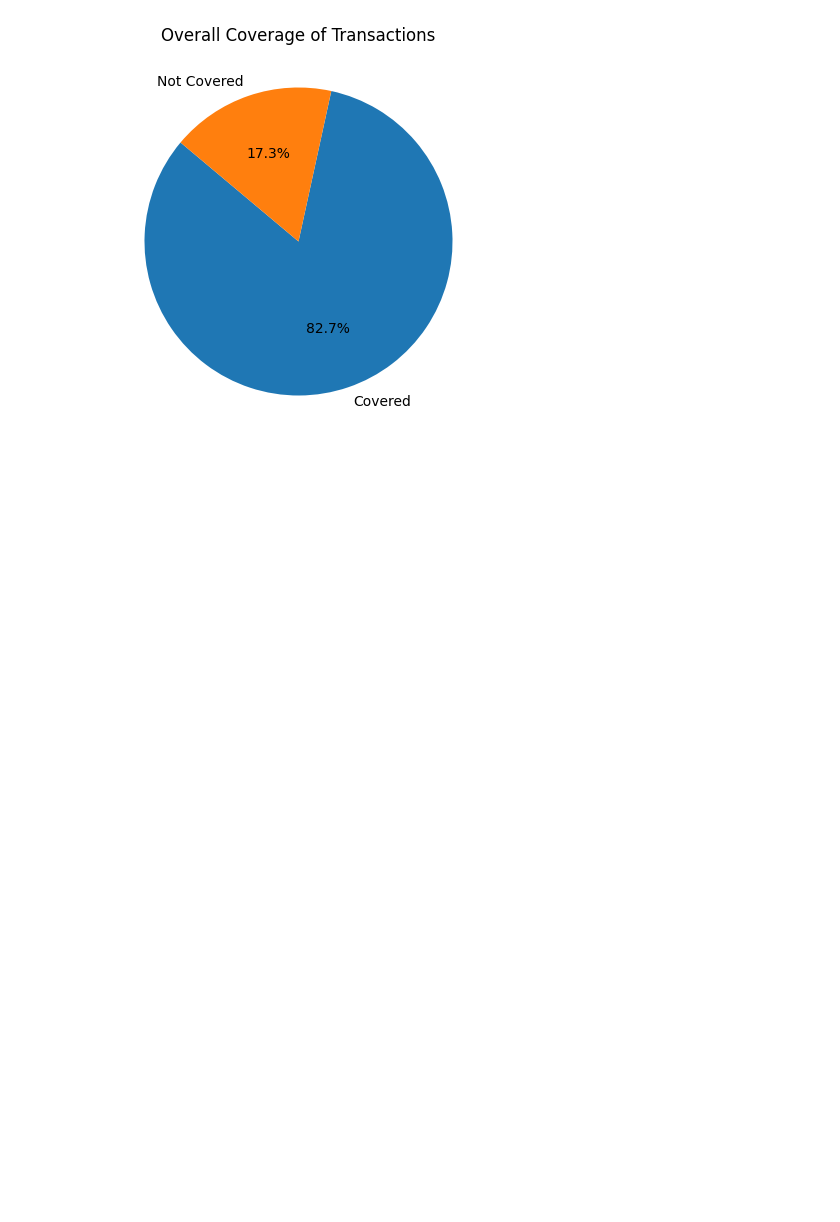
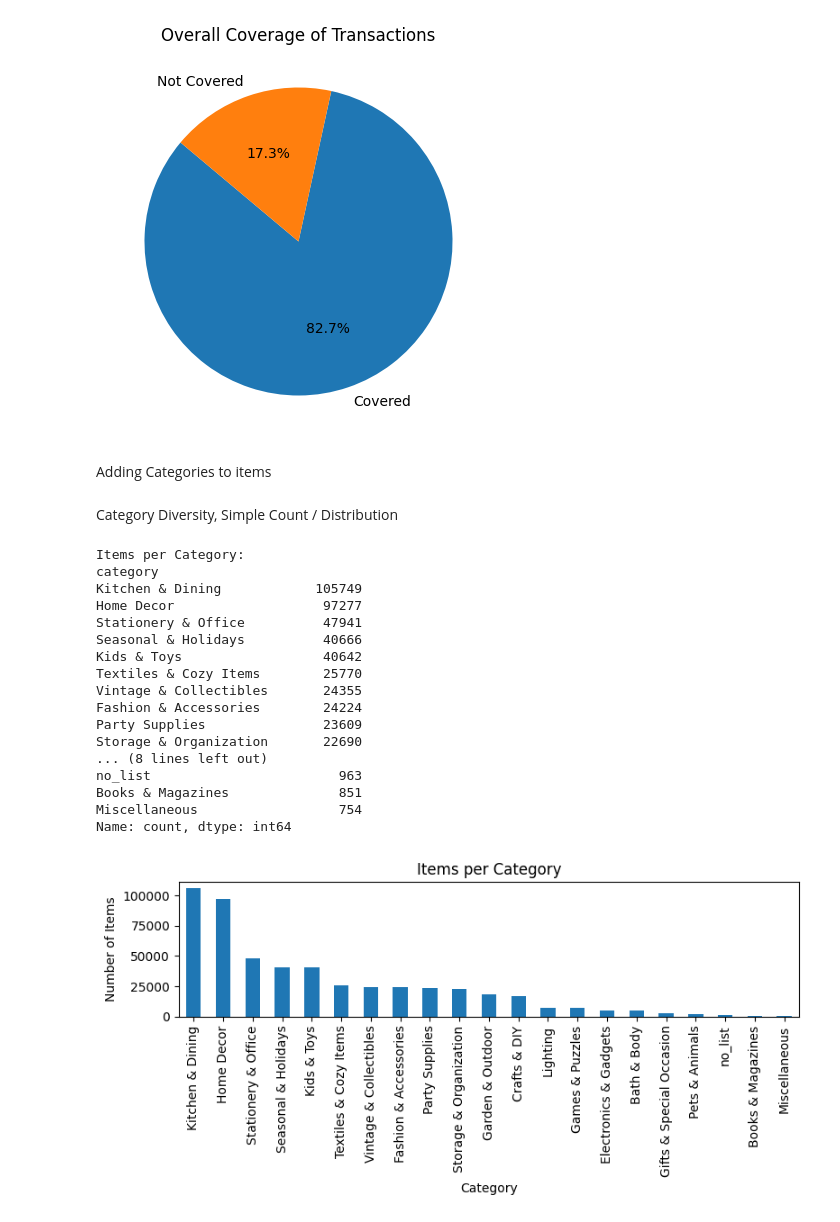
Before and after one commit to Mohammed87FS/Apriori_VS_Word2Vec, a Jupyter notebook: Apriori.ipynb, the cells around one changed output. Cells and saved outputs as stored; diff of their text form; code cells hidden in the pictures; blank space fills up the shorter version.

Commit message:
Added performance metrices and category for items

```diff
--- a/Apriori.ipynb
+++ b/Apriori.ipynb
@@ -186,3 +188,64 @@ plt.title("Overall Coverage of Transactions")
 plt.show()
 # %% [output]
 [figure]
+# %% [markdown]
+Adding Categories to items
+# %%
+import pandas as pd
+
+
+
+df_category = pd.read_excel("unique_items.xlsx")
+
+
+
+df_category.rename(columns={"unique_items": "Itemname"}, inplace=True)
+
+
+df_main = data_excel
+
+
+df_merged = df_main.merge(
+    df_category[["Itemname", "category"]],
+    on="Itemname",
+    how="left"
+)
+
+
+df_merged.to_excel('df_merged_items_category.xlsx', index=False)
+# %% [markdown]
+Category Diversity, Simple Count / Distribution
+# %%
+import pandas as pd
+
+
+category_counts = df_merged['category'].value_counts(dropna=True)
+print("Items per Category:")
+print(category_counts)
+
+
+import matplotlib.pyplot as plt
+category_counts.plot(kind='bar', figsize=(8,4), title="Items per Category")
+plt.xlabel("Category")
+plt.ylabel("Number of Items")
+plt.tight_layout()
+plt.show()
+# %% [output]
+Items per Category:
+category
+Kitchen & Dining            105749
+Home Decor                   97277
+Stationery & Office          47941
+Seasonal & Holidays          40666
+Kids & Toys                  40642
+Textiles & Cozy Items        25770
+Vintage & Collectibles       24355
+Fashion & Accessories        24224
+Party Supplies               23609
+Storage & Organization       22690
+... (8 lines left out)
+no_list                        963
+Books & Magazines              851
+Miscellaneous                  754
+Name: count, dtype: int64
+[figure, added]
```
Also changed, not shown: parts of 1 cell of this notebook, 2 other files.
